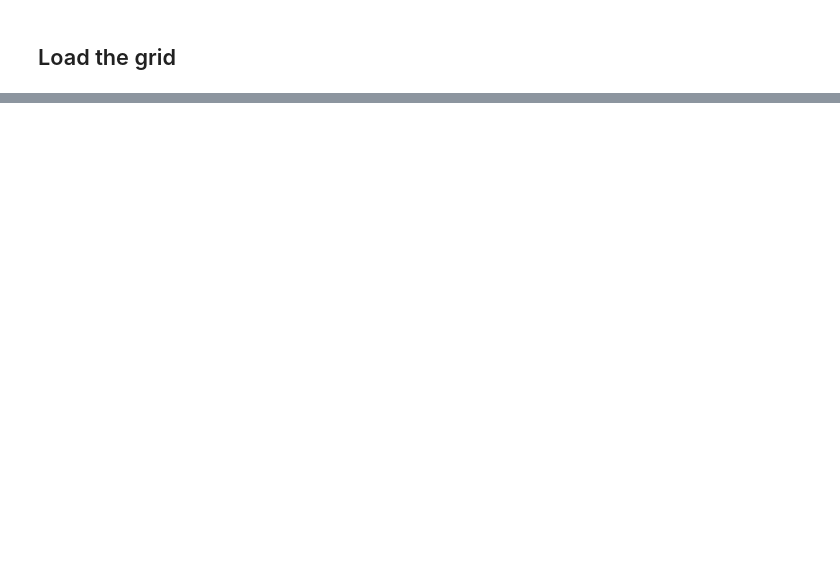
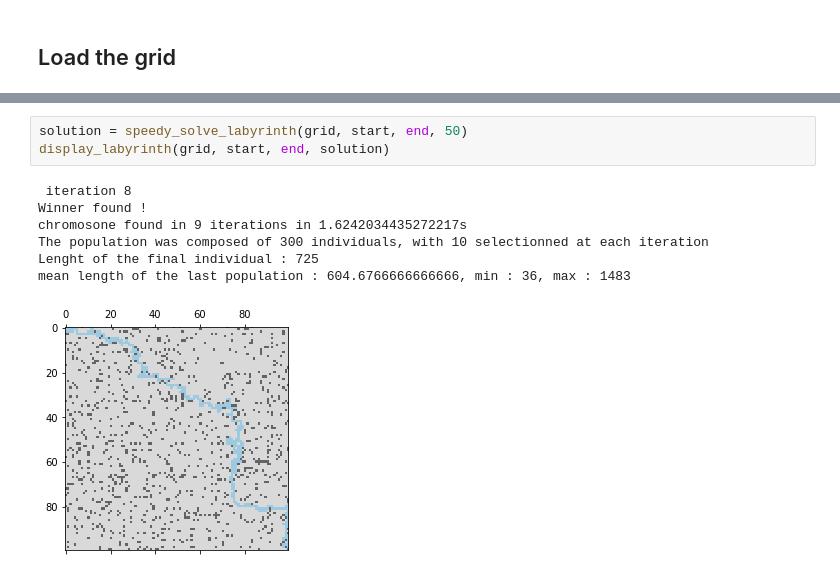
Before and after one commit to maximewel/IA-course, a Jupyter notebook: TP2_gen-alg-labyrinth/notebook.ipynb, the cells around one changed output, grey strips where cells are left out. Saved outputs shown, nothing was run; the diff lists cells and outputs as text; blank space fills up the shorter version.

```diff
--- a/TP2_gen-alg-labyrinth/notebook.ipynb
+++ b/TP2_gen-alg-labyrinth/notebook.ipynb
@@ -35,0 +40,11 @@ The population was composed of 100 individual of 5 genes, with 10 selectionned a
+# %%
+solution = speedy_solve_labyrinth(grid, start, end, 50)
+display_labyrinth(grid, start, end, solution)
+# %% [output]
+ iteration 8
+Winner found !
+chromosone found in 9 iterations in 1.6242034435272217s
+The population was composed of 300 individuals, with 10 selectionned at each iteration
+Lenght of the final individual : 725
+mean length of the last population : 604.6766666666666, min : 36, max : 1483
+[figure, added]
```
Also changed, not shown: parts of 6 cells of this notebook, 9 other files.
